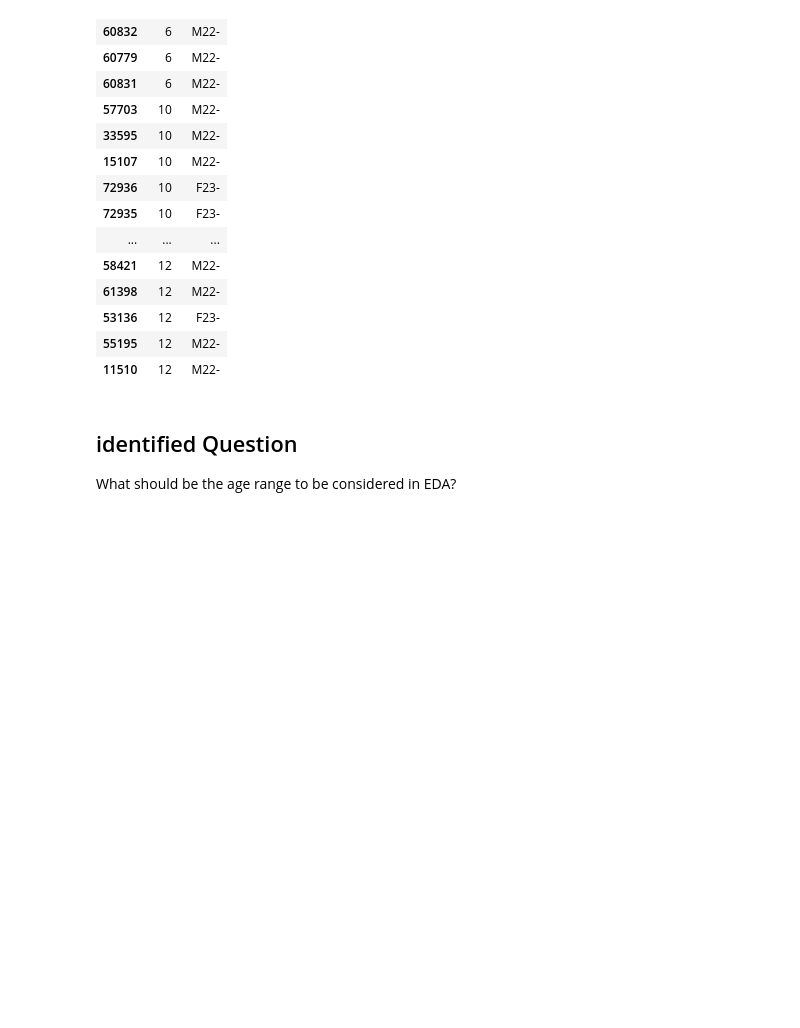
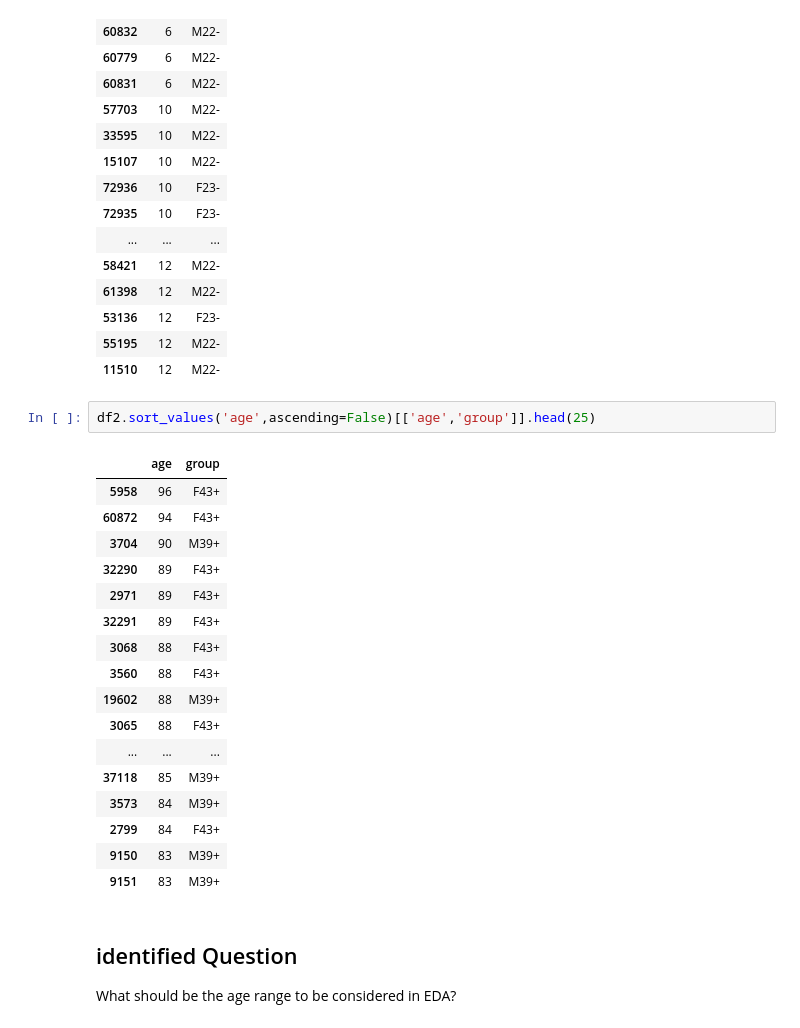
Before and after one commit to ShubhamCJagtap/Capstone_Project_1_EDA, a Jupyter notebook: Capstone_project_1_Mobile_Events_EDA_colab_notebook.ipynb, the cells around one changed output. Saved outputs shown, nothing was run; the diff lists cells and outputs as text; blank space fills up the shorter version.

```diff
--- a/Capstone_project_1_Mobile_Events_EDA_colab_notebook.ipynb
+++ b/Capstone_project_1_Mobile_Events_EDA_colab_notebook.ipynb
@@ -373,6 +396,26 @@ df2.sort_values('age',ascending=True)[['age','group']].head(25)
 | 53136 | 12 | F23- |
 | 55195 | 12 | M22- |
 | 11510 | 12 | M22- |
+# %%
+df2.sort_values('age',ascending=False)[['age','group']].head(25)
+# %% [output]
+|  | age | group |
+| 5958 | 96 | F43+ |
+| 60872 | 94 | F43+ |
+| 3704 | 90 | M39+ |
+| 32290 | 89 | F43+ |
+| 2971 | 89 | F43+ |
+| 32291 | 89 | F43+ |
+| 3068 | 88 | F43+ |
+| 3560 | 88 | F43+ |
+| 19602 | 88 | M39+ |
+| 3065 | 88 | F43+ |
+| ... | ... | ... |
+| 37118 | 85 | M39+ |
+| 3573 | 84 | M39+ |
+| 2799 | 84 | F43+ |
+| 9150 | 83 | M39+ |
+| 9151 | 83 | M39+ |
 # %% [markdown]
 ## identified Question
 What should be the age range to be considered in EDA?
```
Also changed, not shown: parts of 20 cells of this notebook.
